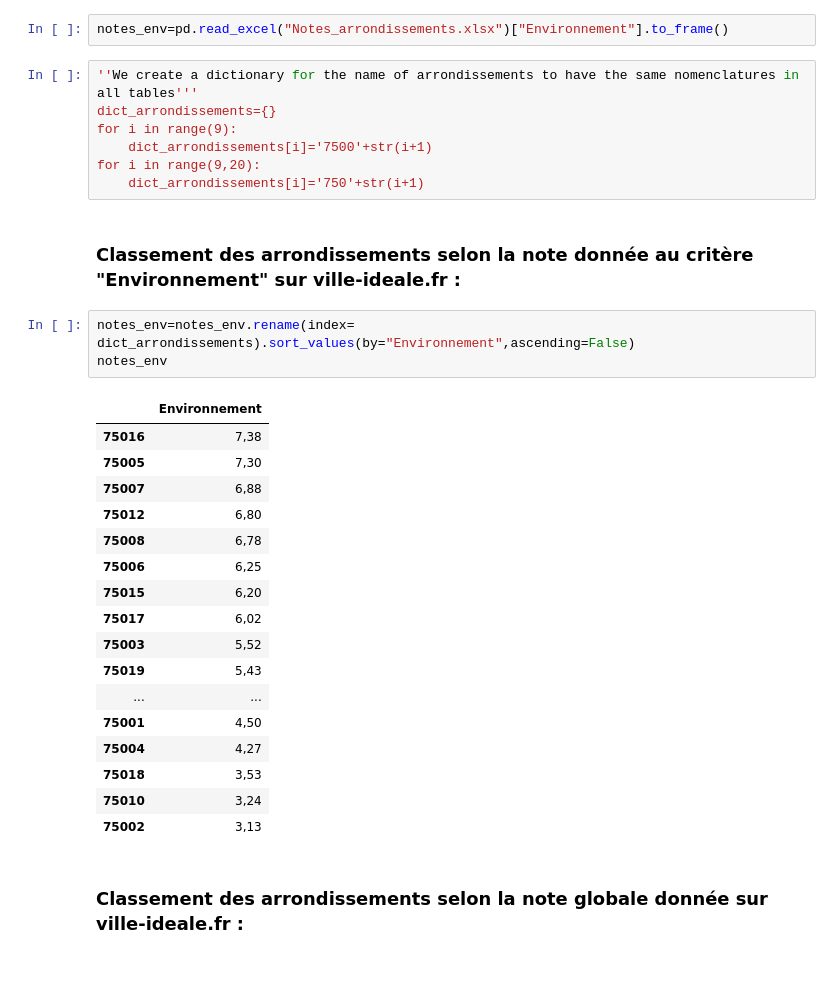
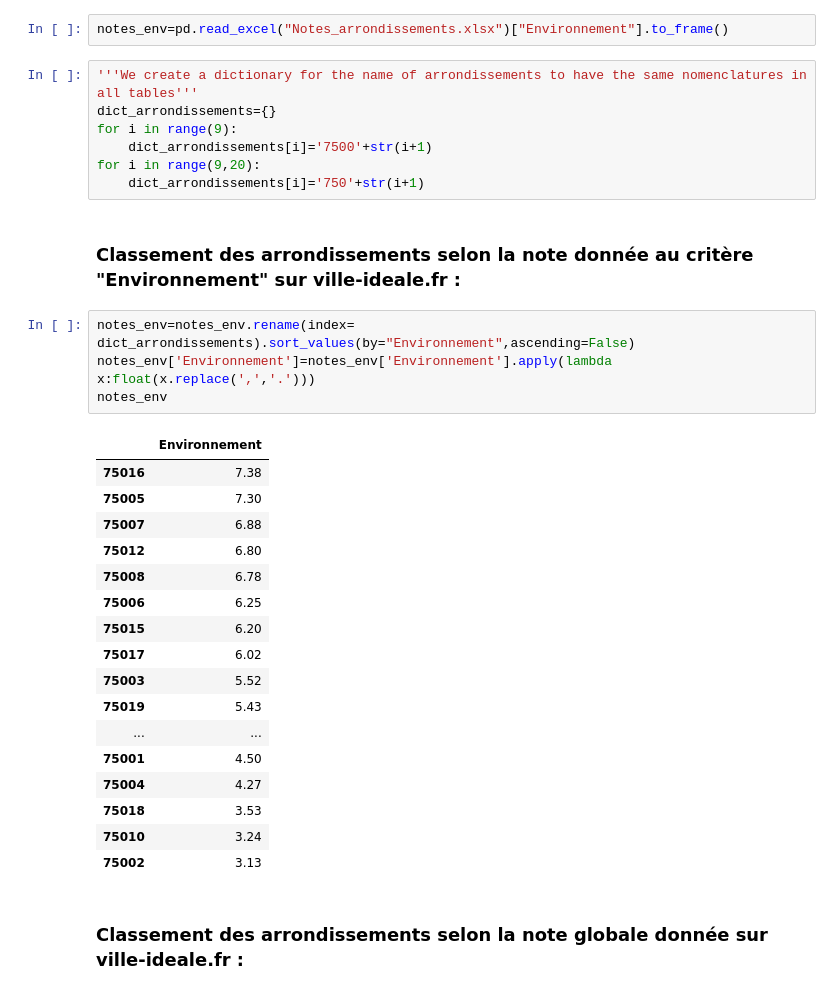
Before and after one commit to solenemoro/Projet_Python_2AENSAE, a Jupyter notebook: Espaces_verts.ipynb, the cells around one changed output. Saved outputs shown, nothing was run; the diff lists cells and outputs as text.

```diff
--- a/Espaces_verts.ipynb
+++ b/Espaces_verts.ipynb
@@ -89,7 +96,7 @@ surface_verte
 # %%
 notes_env=pd.read_excel("Notes_arrondissements.xlsx")["Environnement"].to_frame()
 # %%
-''We create a dictionary for the name of arrondissements to have the same nomenclatures in all tables'''
+'''We create a dictionary for the name of arrondissements to have the same nomenclatures in all tables'''
 dict_arrondissements={}
 for i in range(9):
     dict_arrondissements[i]='7500'+str(i+1)
@@ -99,25 +106,26 @@ for i in range(9,20):
 ### Classement des arrondissements selon la note donnée au critère "Environnement" sur ville-ideale.fr :
 # %%
 notes_env=notes_env.rename(index= dict_arrondissements).sort_values(by="Environnement",ascending=False)
+notes_env['Environnement']=notes_env['Environnement'].apply(lambda x:float(x.replace(',','.')))
 notes_env
 # %% [output]
 |  | Environnement |
-| 75016 | 7,38 |
-| 75005 | 7,30 |
-| 75007 | 6,88 |
-| 75012 | 6,80 |
-| 75008 | 6,78 |
-| 75006 | 6,25 |
-| 75015 | 6,20 |
-| 75017 | 6,02 |
-| 75003 | 5,52 |
-| 75019 | 5,43 |
+| 75016 | 7.38 |
+| 75005 | 7.30 |
+| 75007 | 6.88 |
+| 75012 | 6.80 |
+| 75008 | 6.78 |
+| 75006 | 6.25 |
+| 75015 | 6.20 |
+| 75017 | 6.02 |
+| 75003 | 5.52 |
+| 75019 | 5.43 |
 | ... | ... |
-| 75001 | 4,50 |
-| 75004 | 4,27 |
-| 75018 | 3,53 |
-| 75010 | 3,24 |
-| 75002 | 3,13 |
+| 75001 | 4.50 |
+| 75004 | 4.27 |
+| 75018 | 3.53 |
+| 75010 | 3.24 |
+| 75002 | 3.13 |
 # %% [markdown]
 ### Classement des arrondissements selon la note globale donnée sur ville-ideale.fr :
 # %%
```
Also changed, not shown: parts of 15 cells of this notebook.
